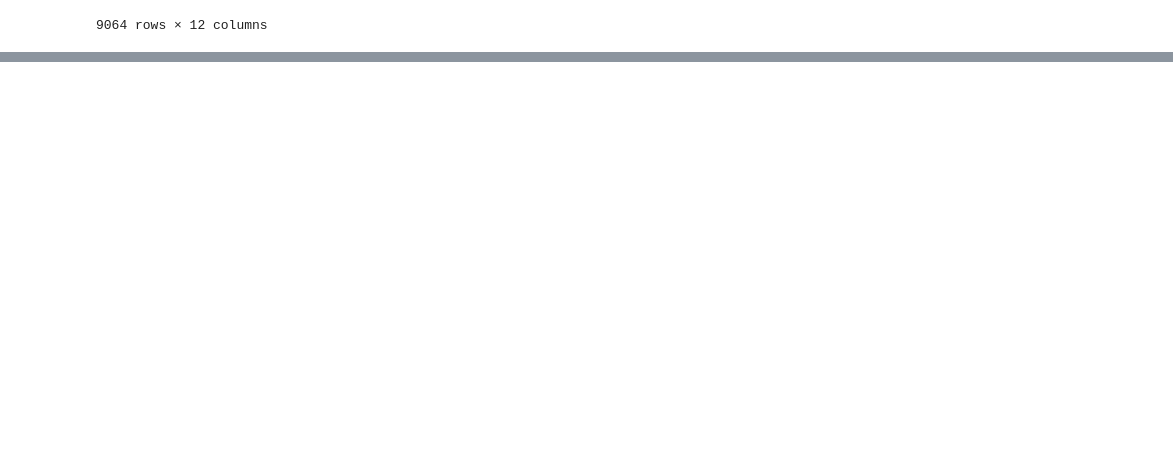
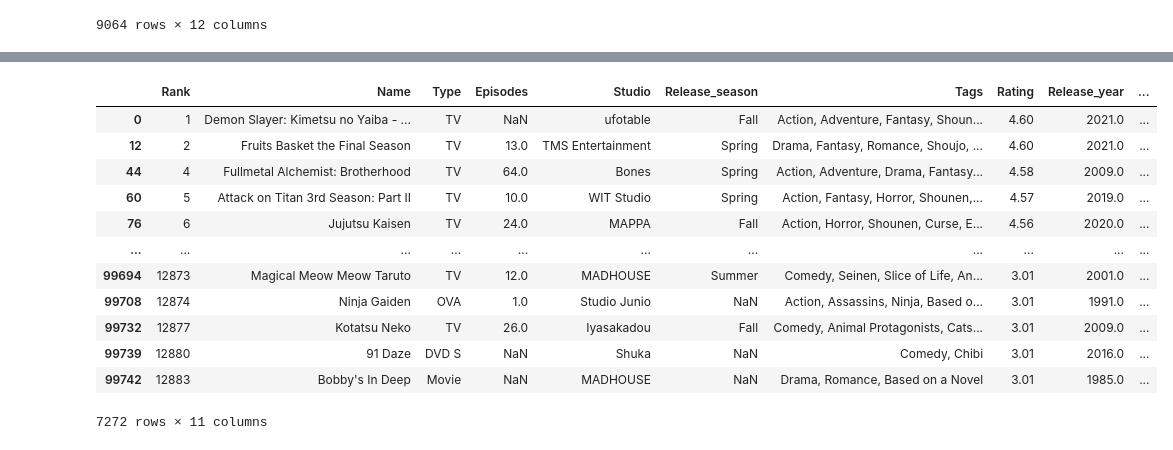
Before and after one commit to Igor-Kubota/Anime-Recommendation, a Jupyter notebook: tratamento.ipynb, the cells around one changed output, grey strips where cells are left out. Saved outputs shown, nothing was run; the diff lists cells and outputs as text; code cells hidden in the pictures; blank space fills up the shorter version.

```diff
--- a/tratamento.ipynb
+++ b/tratamento.ipynb
@@ -71 +121,21 @@ df_seiyuu = df_seiyuu[['Name', 'char' , 'seiyuu']]
+# %%
+df_treated = df_exploded.drop(columns=['Voice_actors', 'pairs', 'char', 'seiyuu'])
+# %%
+df_treated.drop_duplicates(subset=['Name'], inplace=True)
+# %%
+df_treated
+# %% [output]
+|  | Rank | Name | Type | Episodes | Studio | Release_season | Tags | Rating | Release_year | ... |
+| 0 | 1 | Demon Slayer: Kimetsu no Yaiba - ... | TV | NaN | ufotable | Fall | Action, Adventure, Fantasy, Shoun... | 4.60 | 2021.0 | ... |
+| 12 | 2 | Fruits Basket the Final Season | TV | 13.0 | TMS Entertainment | Spring | Drama, Fantasy, Romance, Shoujo, ... | 4.60 | 2021.0 | ... |
+| 44 | 4 | Fullmetal Alchemist: Brotherhood | TV | 64.0 | Bones | Spring | Action, Adventure, Drama, Fantasy... | 4.58 | 2009.0 | ... |
+| 60 | 5 | Attack on Titan 3rd Season: Part II | TV | 10.0 | WIT Studio | Spring | Action, Fantasy, Horror, Shounen,... | 4.57 | 2019.0 | ... |
+| 76 | 6 | Jujutsu Kaisen | TV | 24.0 | MAPPA | Fall | Action, Horror, Shounen, Curse, E... | 4.56 | 2020.0 | ... |
+| ... | ... | ... | ... | ... | ... | ... | ... | ... | ... | ... |
+| 99694 | 12873 | Magical Meow Meow Taruto | TV | 12.0 | MADHOUSE | Summer | Comedy, Seinen, Slice of Life, An... | 3.01 | 2001.0 | ... |
+| 99708 | 12874 | Ninja Gaiden | OVA | 1.0 | Studio Junio | NaN | Action, Assassins, Ninja, Based o... | 3.01 | 1991.0 | ... |
+| 99732 | 12877 | Kotatsu Neko | TV | 26.0 | Iyasakadou | Fall | Comedy, Animal Protagonists, Cats... | 3.01 | 2009.0 | ... |
+| 99739 | 12880 | 91 Daze | DVD S | NaN | Shuka | NaN | Comedy, Chibi | 3.01 | 2016.0 | ... |
+| 99742 | 12883 | Bobby's In Deep | Movie | NaN | MADHOUSE | NaN | Drama, Romance, Based on a Novel | 3.01 | 1985.0 | ... |
+7272 rows × 11 columns
 # %%
```
Also changed, not shown: parts of 17 cells of this notebook, 8 other files.
